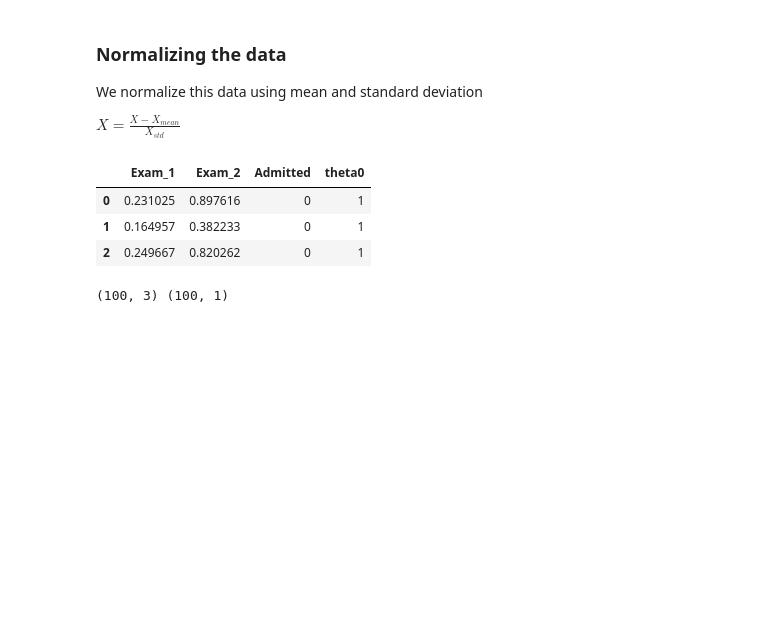
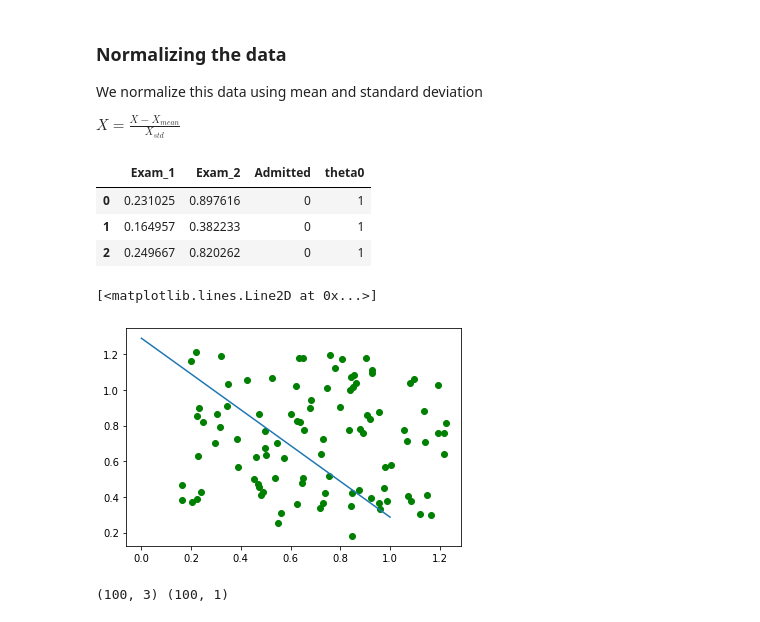
Before and after one commit to vinayakj02/ML-Models-From-Scratch, a Jupyter notebook: Ex 2/Logistic_Regression.ipynb, the cells around one changed output. Cells and saved outputs as stored; diff of their text form; code cells hidden in the pictures; blank space fills up the shorter version.

```diff
--- a/Ex 2/Logistic_Regression.ipynb
+++ b/Ex 2/Logistic_Regression.ipynb
@@ -73,6 +73,12 @@ df.head(3)
 | 0 | 0.231025 | 0.897616 | 0 | 1 |
 | 1 | 0.164957 | 0.382233 | 0 | 1 |
 | 2 | 0.249667 | 0.820262 | 0 | 1 |
+# %%
+plt.plot(df['Exam_1'],df['Exam_2'],'o',color = 'green')
+plt.plot(x1r, - ( -17.40 + 13.53*x1r)/13.49 )
+# %% [output]
+[<matplotlib.lines.Line2D at 0x...>]
+[figure, added]
 # %%
 X = np.array(df[['theta0','Exam_1','Exam_2']])
 y = np.array(df[['Admitted']])
```
Also changed, not shown: parts of 6 cells of this notebook.
